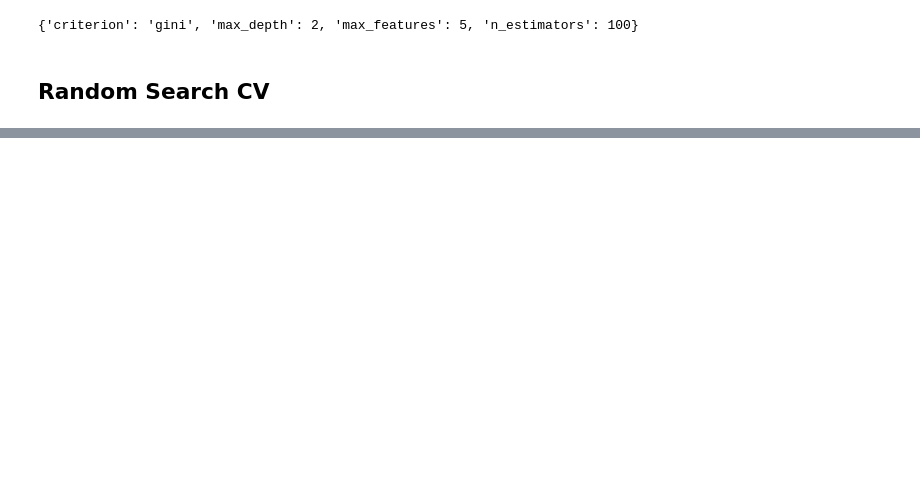
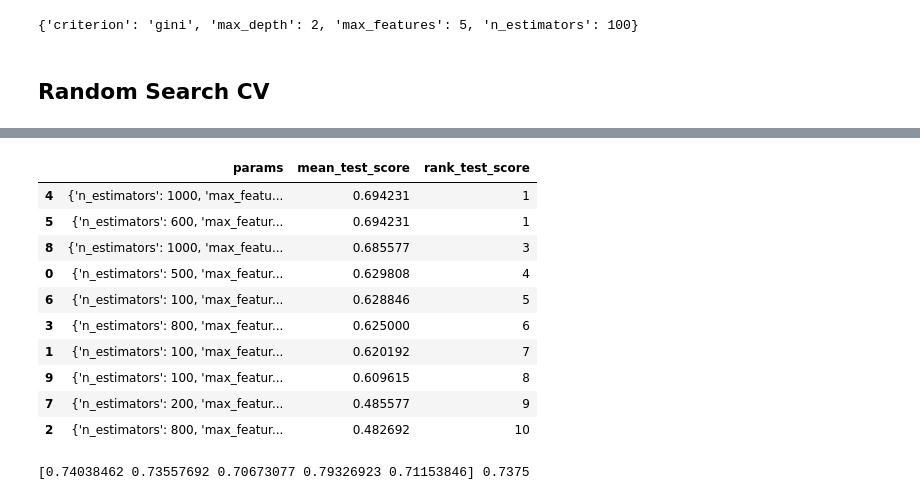
Before and after one commit to okothchristopher/machine-learning-projects, a Jupyter notebook: 04. Week 4 Machine Learning Evaluation and Error Analysis/Model Error Analysis and Classification.ipynb, the cells around one changed output, grey strips where cells are left out. Cells and saved outputs as stored; diff of their text form; code cells hidden in the pictures; blank space fills up the shorter version.

```diff
--- a/04. Week 4 Machine Learning Evaluation and Error Analysis/Model Error Analysis and Classification.ipynb
+++ b/04. Week 4 Machine Learning Evaluation and Error Analysis/Model Error Analysis and Classification.ipynb
@@ -229,16 +217,28 @@ print(scores, scores.mean())
 # %%
-# # define the group of parameters to tune
-# from scipy.stats import uniform
+# Random Forest Hyper Parameter Tuning.
 
 model = RandomForestClassifier()
 n_estimators =[int(x) for x in np.linspace(start=100,stop=1000,num=10)]
 max_depth=[int(x) for x in np.linspace(start=1,stop=20,num=5)]
 max_features=[int(x) for x in np.linspace(start=5,stop=20,num=5)]
 
+# Parameter Space 1
 search_space ={
     "n_estimators" : n_estimators,
     'max_depth' :max_depth,
     'max_features':max_features,
     'criterion':['gini','entropy']}
-clf = RandomizedSearchCV(model,search_space,n_iter=2,cv=5,scoring='accuracy',random_state=1)
+
+# Parameter Space 2
+rfc_search_space = {
+    'n_estimators': range(10, 101),
+    'criterion': ['gini', 'entropy'],
+    'max_depth': range(2, 51),
+    'min_samples_split': range(2, 11),
+    'min_samples_leaf': range(1, 11),
+    'max_features': ['sqrt', 'log2', None],
+    'bootstrap': [True, False]
+}
+
+clf = RandomizedSearchCV(model,search_space,n_iter=10,cv=5,scoring='accuracy',random_state=1)
 clf.fit(X_train, y_train)
@@ -244,0 +276,23 @@ clf.fit(X_train, y_train)
+# %%
+### Convert the results to a dataframe to be able to analyze them better
+results = pd.DataFrame(clf.cv_results_)[['params','mean_test_score','rank_test_score']]
+results.sort_values('rank_test_score')
+# %% [output]
+|  | params | mean_test_score | rank_test_score |
+| 4 | {'n_estimators': 1000, 'max_featu... | 0.694231 | 1 |
+| 5 | {'n_estimators': 600, 'max_featur... | 0.694231 | 1 |
+| 8 | {'n_estimators': 1000, 'max_featu... | 0.685577 | 3 |
+| 0 | {'n_estimators': 500, 'max_featur... | 0.629808 | 4 |
+| 6 | {'n_estimators': 100, 'max_featur... | 0.628846 | 5 |
+| 3 | {'n_estimators': 800, 'max_featur... | 0.625000 | 6 |
+| 1 | {'n_estimators': 100, 'max_featur... | 0.620192 | 7 |
+| 9 | {'n_estimators': 100, 'max_featur... | 0.609615 | 8 |
+| 7 | {'n_estimators': 200, 'max_featur... | 0.485577 | 9 |
+| 2 | {'n_estimators': 800, 'max_featur... | 0.482692 | 10 |
+# %%
+# Fit a random forest model with the best params above here.
+pipe = make_pipeline(PolynomialFeatures(degree=2),RandomForestClassifier(n_estimators=600,max_depth=20,max_features=16,criterion='entropy'))
+scores = cross_val_score(pipe, X_train, y_train, cv=5, scoring="accuracy")
+print(scores, scores.mean())
+# %% [output]
+[0.74038462 0.73557692 0.70673077 0.79326923 0.71153846] 0.7375
```
Also changed, not shown: parts of 11 cells of this notebook.
